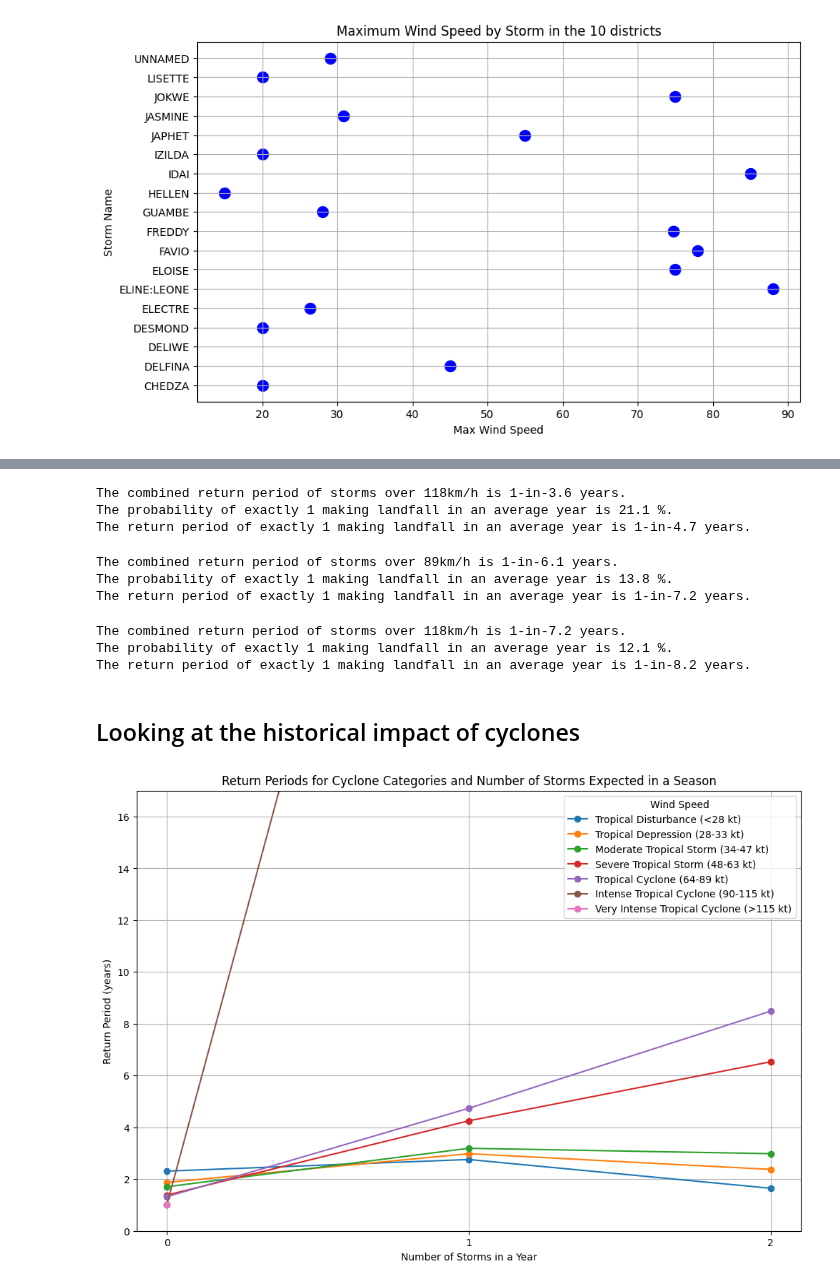
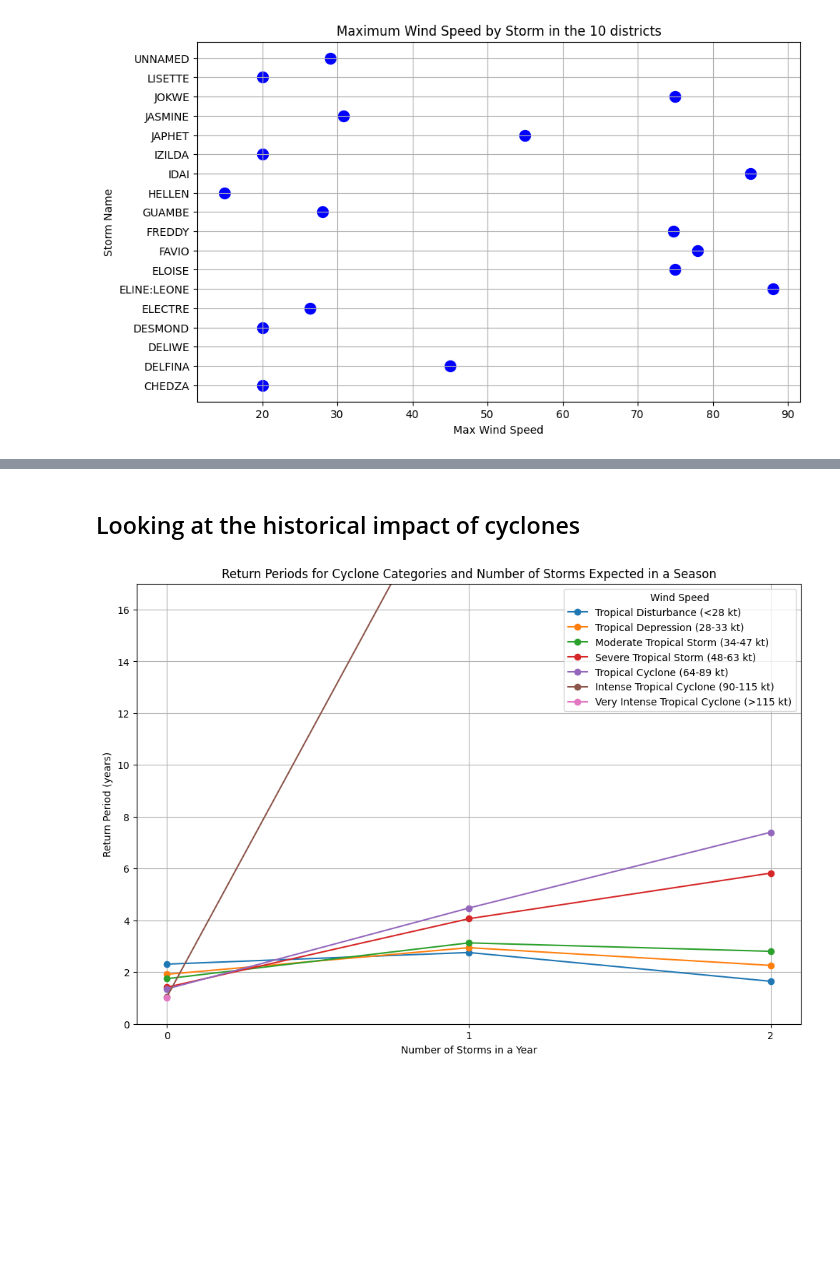
Before and after one commit to OCHA-DAP/ds-aa-moz-cyclones, a Jupyter notebook: analysis/01.0_return_period.ipynb, the cells around one changed output, grey strips where cells are left out. Drawn from its saved outputs; the diff is of its cells as text; code cells hidden in the pictures; blank space fills up the shorter version.

Commit message:
cleaning up rp using ibtracs

```diff
--- a/analysis/01.0_return_period.ipynb
+++ b/analysis/01.0_return_period.ipynb
@@ -27,7 +34,7 @@ False
 We'll start by loading in the required data sources below. We need the ADM1 boundaries (provinces) and the [IBTrACS](https://www.ncei.noaa.gov/products/international-best-track-archive) `.shp` of cyclone tracks. We'll select only the provinces of interest from the admin boundaries file.
 # %%
 adm1_path = (
-    Path(constants.AA_DATA_DIR)
+    Path(AA_DATA_DIR)
     / "public"
     / "raw"
     / "moz"
@@ -35,7 +42,7 @@ adm1_path = (
     / "moz_admbnda_adm1_ine_20190607.shp"
 )
 adm2_path = (
-    Path(constants.AA_DATA_DIR)
+    Path(AA_DATA_DIR)
     / "public"
     / "raw"
     / "moz"
@@ -45,10 +52,10 @@ adm2_path = (
 gdf_adm1 = gpd.read_file(adm1_path)
 gdf_adm2 = gpd.read_file(adm2_path)
 
-gdf_sel = gdf_adm1[gdf_adm1.ADM1_PT.isin(constants.ADMS)]
-gdf_adm2_sel = gdf_adm2[gdf_adm2.ADM2_PT.isin(constants.ADMS2)]
+gdf_sel = gdf_adm1[gdf_adm1.ADM1_PT.isin(ADMS)]
+gdf_adm2_sel = gdf_adm2[gdf_adm2.ADM2_PT.isin(ADMS2)]
 ibtracs_path = adm1_path = (
-    Path(constants.AA_DATA_DIR) / "public" / "raw" / "glb" / "ibtracs"
+    Path(AA_DATA_DIR) / "public" / "raw" / "glb" / "ibtracs"
 )
 points_path = Path(
     ibtracs_path
@@ -143,11 +150,11 @@ How often do storms reach 80km/hr within these provinces?
 # %%
 # combining US Wind and REUnion for those with no wind speed
 gdf_points_sel_["REU_USA_WIND"] = gdf_points_sel_["REU_WIND"].fillna(
-    gdf_points_sel_["USA_WIND"] * 0.88
+    gdf_points_sel_["USA_WIND"] * MIN1_TO_MIN10
 )
 # combining US Wind and REUnion for those with no wind speed
 gdf_adm2_points["REU_USA_WIND"] = gdf_adm2_points["REU_WIND"].fillna(
-    gdf_adm2_points["USA_WIND"] * 0.88
+    gdf_adm2_points["USA_WIND"] * MIN1_TO_MIN10
 )
 # %%
 df = gdf_points_sel_[
@@ -294,35 +262,2 @@ The return period of exactly 1 making landfall in an average year is 1-in-4.3 ye
-# %%
-calculate_storm_return_period(
-    df=gdf_points_sel_,
-    wind_speed_kmh=constants.THRESHOLD_SPEED_OPT2,
-    start_year=1980,
-    num_storms_year=1,
-)
-# %% [output]
-The combined return period of storms over 118km/h is 1-in-3.6 years.
-The probability of exactly 1 making landfall in an average year is 21.1 %.
-The return period of exactly 1 making landfall in an average year is 1-in-4.7 years.
-# %%
-calculate_storm_return_period(
-    df=gdf_adm2_points,
-    wind_speed_kmh=constants.THRESHOLD_SPEED_OPT1,
-    start_year=1980,
-    num_storms_year=1,
-)
-# %% [output]
-The combined return period of storms over 89km/h is 1-in-6.1 years.
-The probability of exactly 1 making landfall in an average year is 13.8 %.
-The return period of exactly 1 making landfall in an average year is 1-in-7.2 years.
-# %%
-calculate_storm_return_period(
-    df=gdf_adm2_points,
-    wind_speed_kmh=constants.THRESHOLD_SPEED_OPT2,
-    start_year=1980,
-    num_storms_year=1,
-)
-# %% [output]
-The combined return period of storms over 118km/h is 1-in-7.2 years.
-The probability of exactly 1 making landfall in an average year is 12.1 %.
-The return period of exactly 1 making landfall in an average year is 1-in-8.2 years.
 # %% [markdown]
 ## Looking at the historical impact of cyclones
@@ -368,16 +266,7 @@ def calculate_storm_expected_probability(
 wind_speeds = [1, 51, 63, 89, 118, 166, 212]  # List of wind speeds in km/h
 storm_numbers = range(0, 3)  # Number of storms
 start_year = 1980
-# Define wind speed categories
-wind_speed_categories = {
-    1: "Tropical Disturbance (<28 kt)",
-    51: "Tropical Depression (28-33 kt)",
-    63: "Moderate Tropical Storm (34-47 kt)",
-    89: "Severe Tropical Storm (48-63 kt)",
-    118: "Tropical Cyclone (64-89 kt)",
-    166: "Intense Tropical Cyclone (90-115 kt)",
-    212: "Very Intense Tropical Cyclone (>115 kt)",
-}
+
 # Prepare to plot
 plt.figure(figsize=(12, 8))
 
@@ -385,36 +274,38 @@ plt.figure(figsize=(12, 8))
 for wind_speed in wind_speeds:
     return_periods = []
     for storm_num in storm_numbers:
-        expected_probability = calculate_storm_expected_probability(
+        expected_probability = helpers.calculate_storm_expected_probability(
             df=gdf_points_sel_,
             wind_speed_kmh=wind_speed,
             start_year=start_year,
             num_storms_year=storm_num,
         )
 
         # Calculate return period from expected probability
         if expected_probability > 0:
             return_period = 1 / expected_probability
         else:
             return_period = float(
                 "inf"
             )  # Handle case where probability is zero
 
         return_periods.append(return_period)
-    label = wind_speed_categories.get(wind_speed, f"{wind_speed} km/h")
+    label = wind_speed_categories.get(
+        wind_speed, f"{wind_speed} km/h"
+    )
     plt.plot(storm_numbers, return_periods, marker="o", label=label)
 
 # Add plot details
 plt.xlabel("Number of Storms in a Year")
 plt.ylabel("Return Period (years)")
 plt.ylim(0, 17)
 plt.title(
     "Return Periods for Cyclone Categories and Number of Storms Expected in a Season"
 )
 plt.legend(title="Wind Speed")
 plt.xticks(ticks=range(min(storm_numbers), max(storm_numbers) + 1))
 
 plt.grid(True)
 plt.show()
 # %% [output]
-[figure, old version]
+[figure, new version]
```
Also changed, not shown: parts of 12 cells of this notebook.
